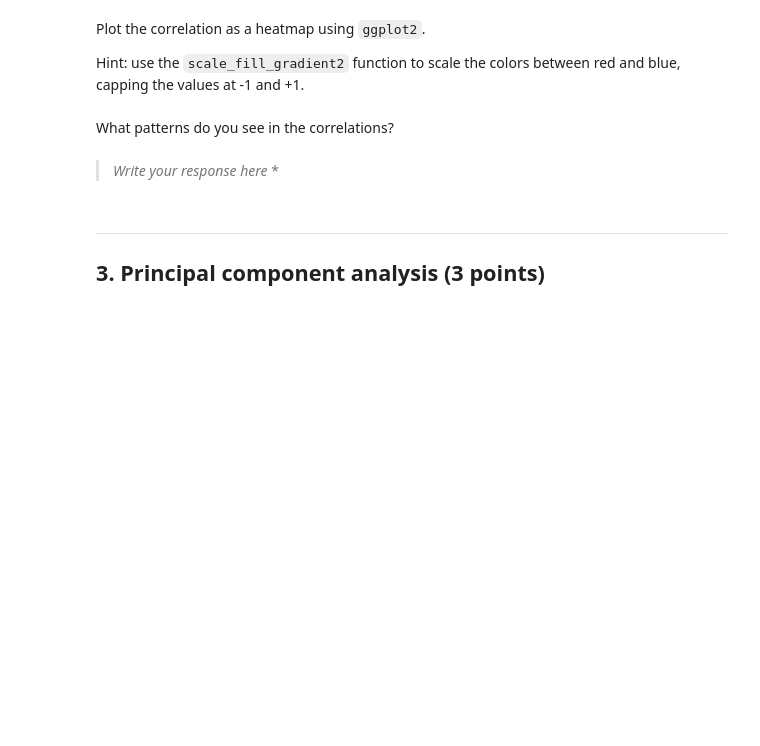
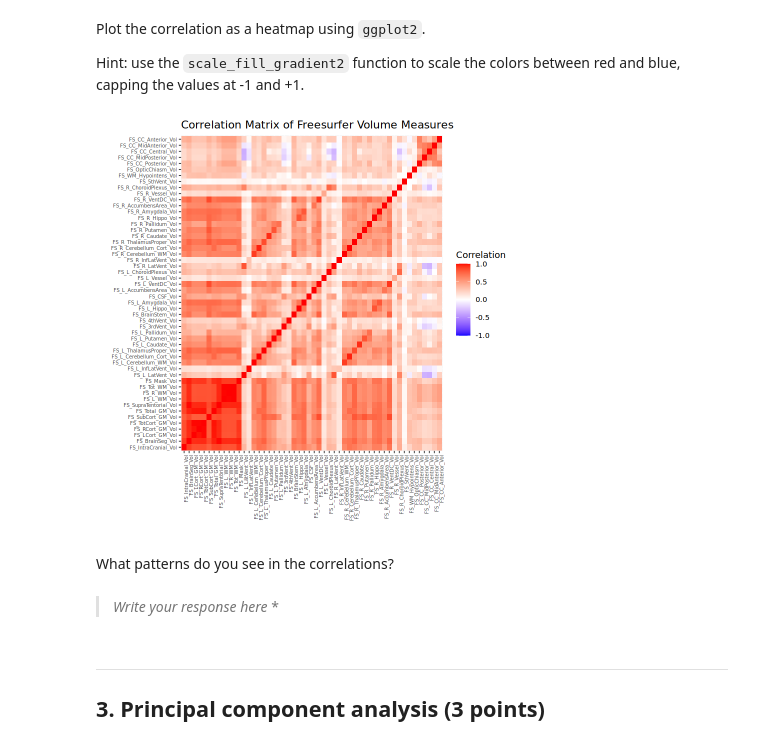
Before and after one commit to cnsimmons/Simmons_DSPN_S25, a Jupyter notebook: ExerciseSubmissions/ex18_principal-component-methods.ipynb, the cells around one changed output. Drawn from its saved outputs; the diff is of its cells as text; code cells hidden in the pictures; blank space fills up the shorter version.

```diff
--- a/ExerciseSubmissions/ex18_principal-component-methods.ipynb
+++ b/ExerciseSubmissions/ex18_principal-component-methods.ipynb
@@ -29,0 +32,12 @@ Use the `head` function to look at the first few rows of each data frame.
+# %%
+# Read the data
+hcp_data <- read.csv("Homework datasets/hcp_data/unrestricted_trimmed_1_7_2020_10_50_44.csv")
+
+# Creating dataframe d1 with Flanker Task performance and freesurfer volume measures
+d1 <- hcp_data %>%
+  select(Flanker_Unadj, ends_with("_Vol")) %>%
+  filter(complete.cases(.)) %>%
+  select_if(~!all(. == 0))
+
+# View first few rows
+head(d1)
@@ -37,2 +59,6 @@ Use the `head` function to look at the first few rows of each data frame.
+# %%
+# (a) Create correlation matrix for freesurfer volumes
+fs_columns <- grep("FS_", colnames(d1), value = TRUE)
+fs_cor <- cor(d1[, fs_columns])
 # %% [markdown]
 (b) Load (and install locally if needed) the `reshape2` library in order to use the `melt` function on the new `fs_cor` object. Use `head` to show the new, melted `fs_cor` object.
@@ -40,0 +65,4 @@ Use the `head` function to look at the first few rows of each data frame.
+# %%
+# (b) Reshape correlation matrix for visualization
+melted_fs_cor <- melt(fs_cor)
+head(melted_fs_cor)
@@ -47,3 +83,15 @@ Hint: use the `scale_fill_gradient2` function to scale the colors between red an
+# %%
+# Plot correlation heatmap
+ggplot(data = melted_fs_cor, aes(x = Var1, y = Var2, fill = value)) +
+  geom_tile() +
+  scale_fill_gradient2(low = "blue", high = "red", mid = "white",
+                      midpoint = 0, limit = c(-1, 1)) +
+  theme(axis.text.x = element_text(angle = 90, hjust = 1, size = 6),
+        axis.text.y = element_text(size = 6)) +
+  labs(title = "Correlation Matrix of Freesurfer Volume Measures",
+       x = "", y = "", fill = "Correlation")
+# %% [output]
+[figure, added]
 # %% [markdown]
 What patterns do you see in the correlations?
 # %% [markdown]
```
Also changed, not shown: parts of 20 cells of this notebook.
